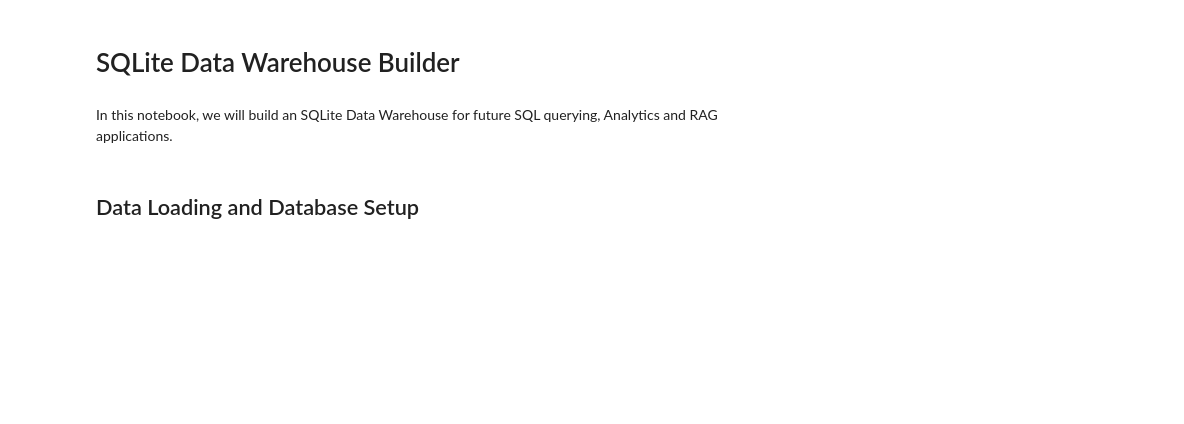
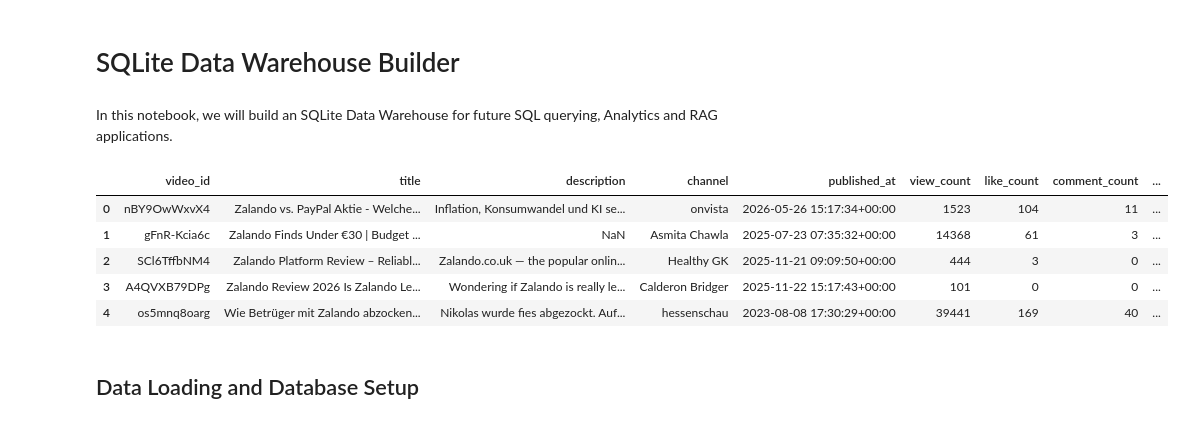
Before and after one commit to gkahl-sudo/youtube-brand-review-intelligence, a Jupyter notebook: 03_SQLite_datawarehouse_builder.ipynb, the cells around one changed output. Saved outputs shown, nothing was run; the diff lists cells and outputs as text; code cells hidden in the pictures; blank space fills up the shorter version.

```diff
--- a/03_SQLite_datawarehouse_builder.ipynb
+++ b/03_SQLite_datawarehouse_builder.ipynb
@@ -2,6 +2,15 @@
 # SQLite Data Warehouse Builder
 # %% [markdown]
 In this notebook, we will build an SQLite Data Warehouse for future SQL querying, Analytics and RAG applications.
+# %%
+videos_df.head()
+# %% [output]
+|  | video_id | title | description | channel | published_at | view_count | like_count | comment_count | ... |
+| 0 | nBY9OwWxvX4 | Zalando vs. PayPal Aktie - Welche... | Inflation, Konsumwandel und KI se... | onvista | 2026-05-26 15:17:34+00:00 | 1523 | 104 | 11 | ... |
+| 1 | gFnR-Kcia6c | Zalando Finds Under €30 | Budget ... | NaN | Asmita Chawla | 2025-07-23 07:35:32+00:00 | 14368 | 61 | 3 | ... |
+| 2 | SCl6TffbNM4 | Zalando Platform Review – Reliabl... | Zalando.co.uk — the popular onlin... | Healthy GK | 2025-11-21 09:09:50+00:00 | 444 | 3 | 0 | ... |
+| 3 | A4QVXB79DPg | Zalando Review 2026 Is Zalando Le... | Wondering if Zalando is really le... | Calderon Bridger | 2025-11-22 15:17:43+00:00 | 101 | 0 | 0 | ... |
+| 4 | os5mnq8oarg | Wie Betrüger mit Zalando abzocken... | Nikolas wurde fies abgezockt. Auf... | hessenschau | 2023-08-08 17:30:29+00:00 | 39441 | 169 | 40 | ... |
 # %%
 from pathlib import Path
 import sqlite3
```
Also changed, not shown: 1 other file.
